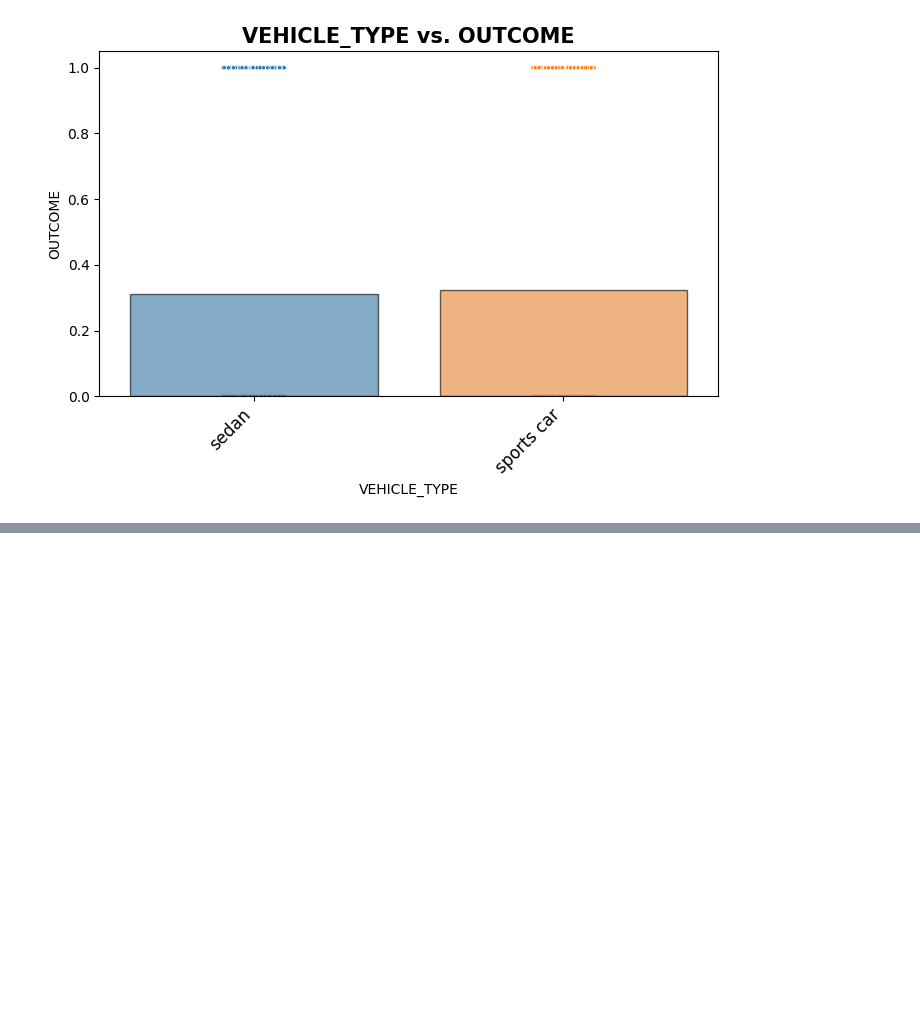
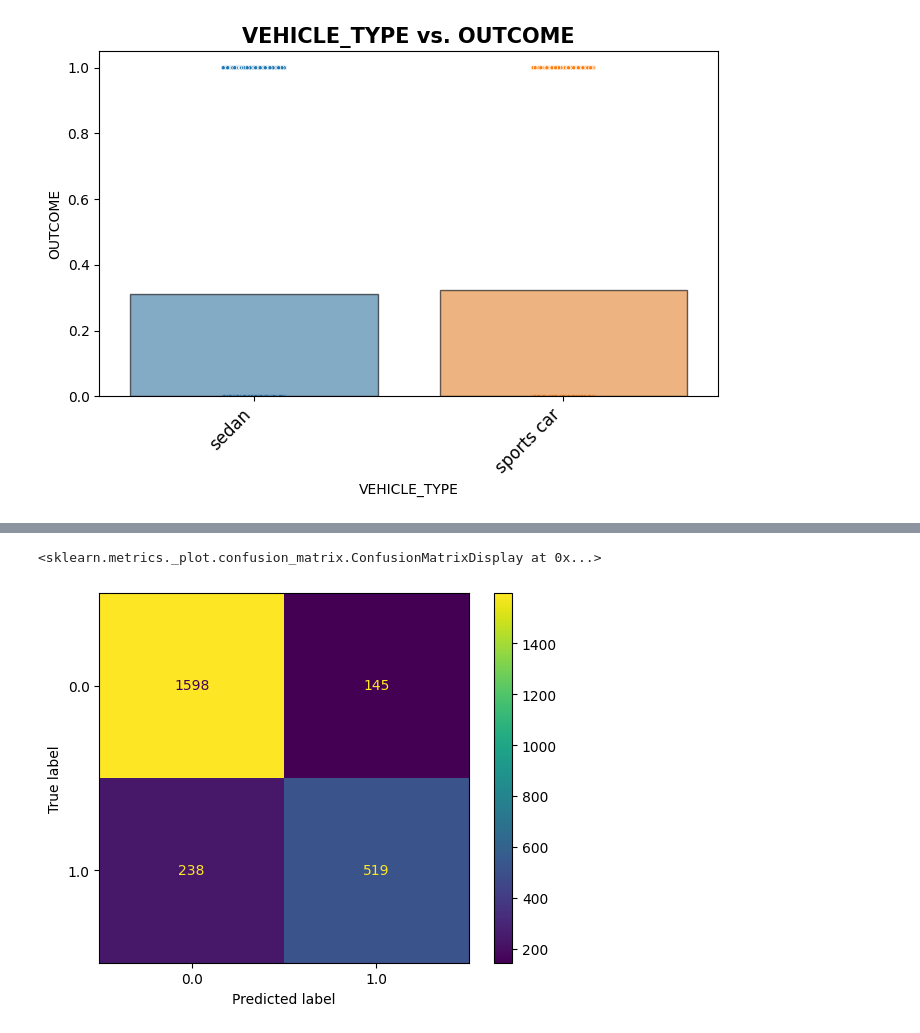
Before and after one commit to medayoubaziz/Car_insurance_predictions, a Jupyter notebook: Project_2.ipynb, the cells around one changed output, grey strips where cells are left out. Drawn from its saved outputs; the diff is of its cells as text; code cells hidden in the pictures; blank space fills up the shorter version.

```diff
--- a/Project_2.ipynb
+++ b/Project_2.ipynb
@@ -802,0 +623,5 @@ stroke_df.describe().round(2)
+# %%
+model1_params = {'max_depth': [None,2,3,5,7,10],
+               'criterion': ['gini','entropy','log_loss']}
+model1_grid = GridSearchCV(model1,model1_params)
+model1_grid.fit(X_train,y_train)
@@ -802,0 +632,8 @@ stroke_df.describe().round(2)
+# %%
+best_model1 = model1_grid.best_estimator_
+best_model1_train_preds = best_model1.predict(X_train)
+best_model1_test_preds = best_model1.predict(X_test)
+print("The classification report of the train set :")
+print(classification_report(y_train,best_model1_train_preds))
+print("The classification report of the test set :")
+print(classification_report(y_test,best_model1_test_preds))
@@ -802,0 +660,5 @@ stroke_df.describe().round(2)
+# %%
+ConfusionMatrixDisplay.from_predictions(y_test,best_model1_test_preds)
+# %% [output]
+<sklearn.metrics._plot.confusion_matrix.ConfusionMatrixDisplay at 0x...>
+[figure, added]
```
Also changed, not shown: parts of 87 cells of this notebook.
